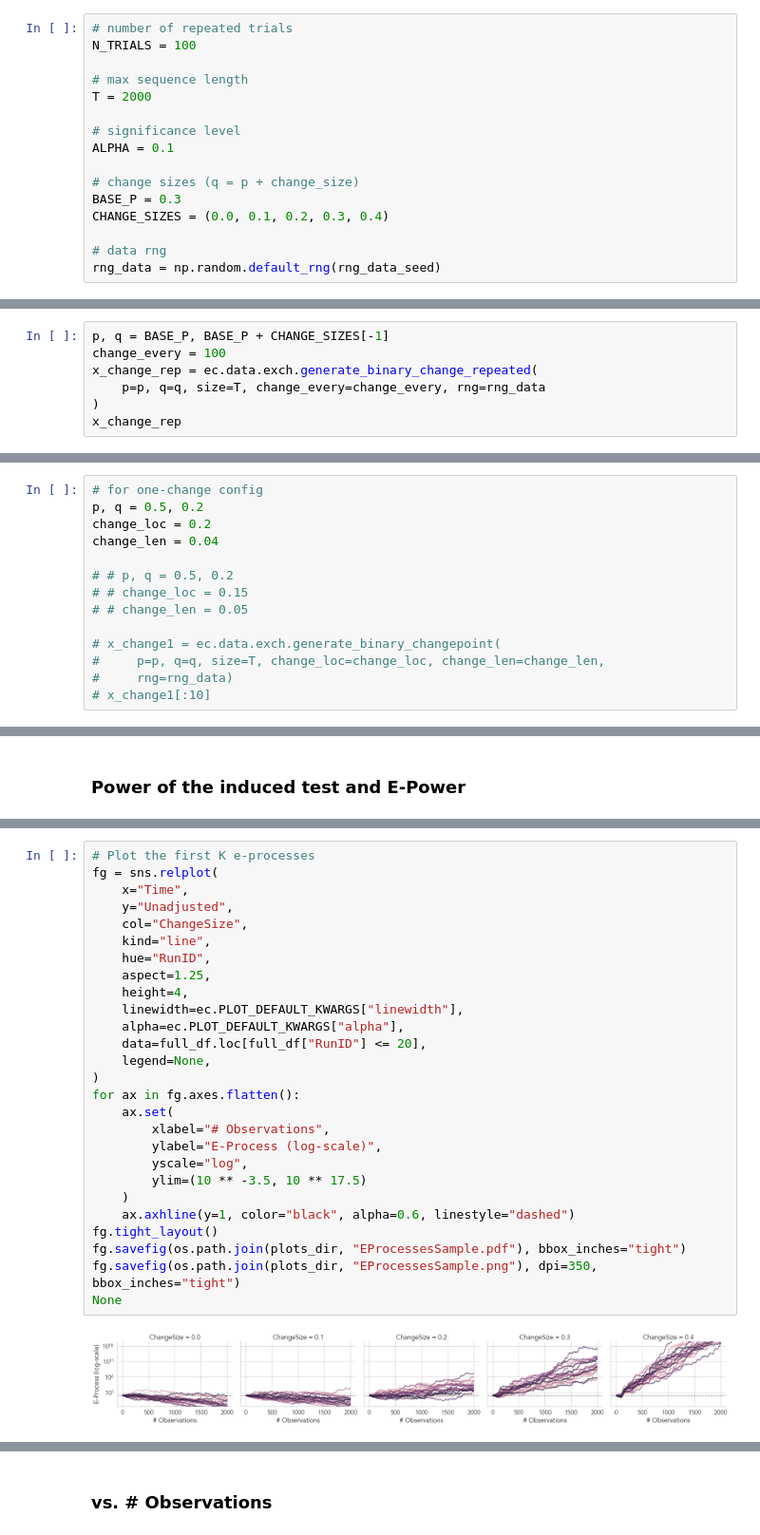
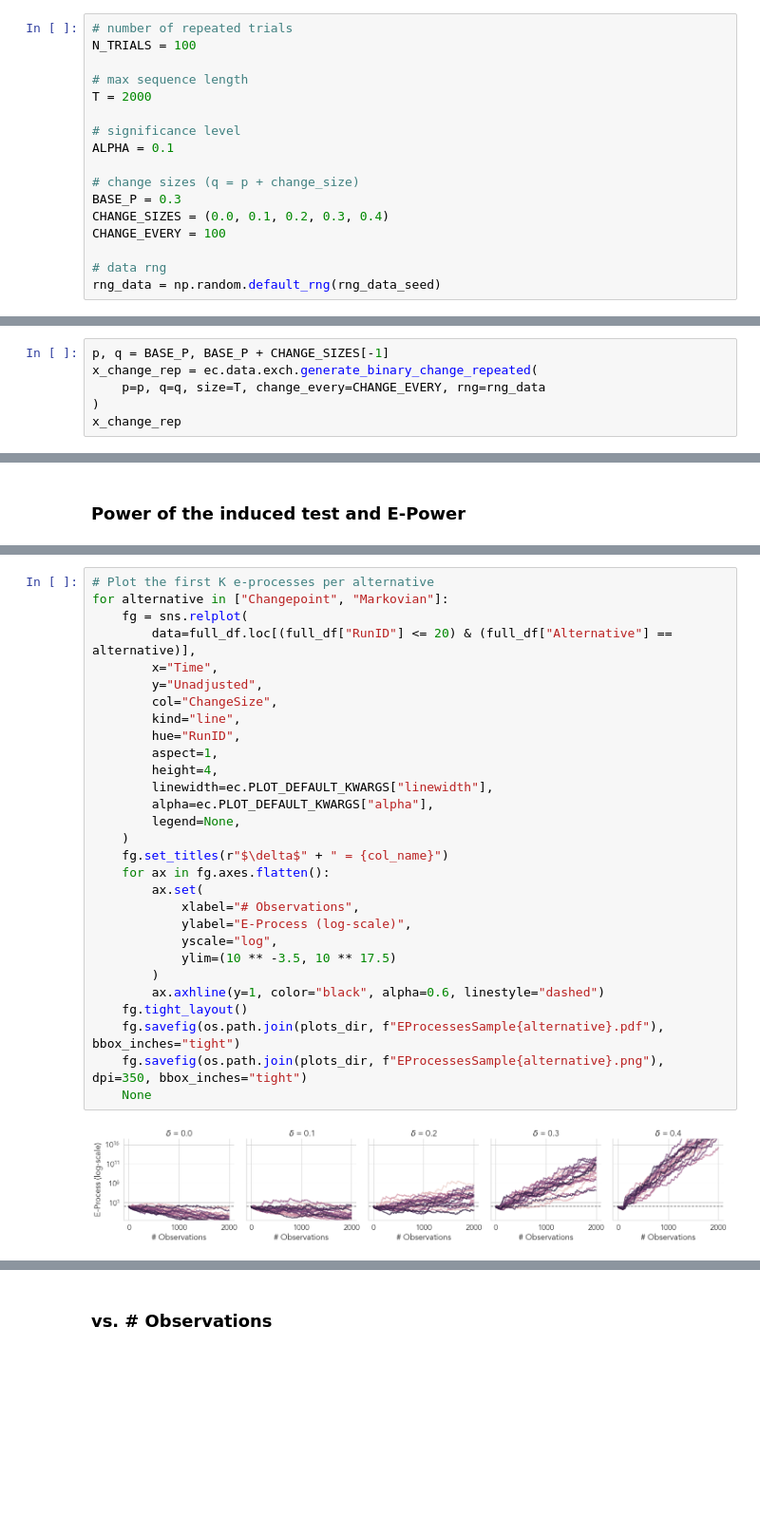
Before and after one commit to yjchoe/CombiningEvidenceAcrossFiltrations, a Jupyter notebook: nb_exchangeability_adjuster_power.ipynb, the cells around one changed output, grey strips where cells are left out. Shown at 95% size. Drawn from its saved outputs; the diff is of its cells as text; blank space fills up the shorter version.

```diff
--- a/nb_exchangeability_adjuster_power.ipynb
+++ b/nb_exchangeability_adjuster_power.ipynb
@@ -49,6 +54,7 @@ ALPHA = 0.1
 # change sizes (q = p + change_size)
 BASE_P = 0.3
 CHANGE_SIZES = (0.0, 0.1, 0.2, 0.3, 0.4)
+CHANGE_EVERY = 100
 
 # data rng
 rng_data = np.random.default_rng(rng_data_seed)
@@ -65,24 +71,9 @@ Conformal test martingales grow quickly against changepoint alternatives.
 The following data repeatedly changes from $Ber(p)$ to $Ber(q)$ and vice versa every `change_every` steps.
 # %%
 p, q = BASE_P, BASE_P + CHANGE_SIZES[-1]
-change_every = 100
 x_change_rep = ec.data.exch.generate_binary_change_repeated(
-    p=p, q=q, size=T, change_every=change_every, rng=rng_data
+    p=p, q=q, size=T, change_every=CHANGE_EVERY, rng=rng_data
 )
 x_change_rep
 # %% [output]
 array([0, 1, 0, ..., 1, 1, 0])
-# %%
-# for one-change config
-p, q = 0.5, 0.2
-change_loc = 0.2
-change_len = 0.04
-
-# # p, q = 0.5, 0.2
-# # change_loc = 0.15
-# # change_len = 0.05
-
-# x_change1 = ec.data.exch.generate_binary_changepoint(
-#     p=p, q=q, size=T, change_loc=change_loc, change_len=change_len,
-#     rng=rng_data)
-# x_change1[:10]
@@ -196,29 +211,31 @@ single_df
 # %%
-# Plot the first K e-processes
-fg = sns.relplot(
-    x="Time",
-    y="Unadjusted",
-    col="ChangeSize",
-    kind="line",
-    hue="RunID",
-    aspect=1.25,
-    height=4,
-    linewidth=ec.PLOT_DEFAULT_KWARGS["linewidth"],
-    alpha=ec.PLOT_DEFAULT_KWARGS["alpha"],
-    data=full_df.loc[full_df["RunID"] <= 20],
-    legend=None,
-)
-for ax in fg.axes.flatten():
-    ax.set(
-        xlabel="# Observations",
-        ylabel="E-Process (log-scale)",
-        yscale="log",
-        ylim=(10 ** -3.5, 10 ** 17.5)
+# Plot the first K e-processes per alternative
+for alternative in ["Changepoint", "Markovian"]:
+    fg = sns.relplot(
+        data=full_df.loc[(full_df["RunID"] <= 20) & (full_df["Alternative"] == alternative)],
+        x="Time",
+        y="Unadjusted",
+        col="ChangeSize",
+        kind="line",
+        hue="RunID",
+        aspect=1,
+        height=4,
+        linewidth=ec.PLOT_DEFAULT_KWARGS["linewidth"],
+        alpha=ec.PLOT_DEFAULT_KWARGS["alpha"],
+        legend=None,
     )
-    ax.axhline(y=1, color="black", alpha=0.6, linestyle="dashed")
-fg.tight_layout()
-fg.savefig(os.path.join(plots_dir, "EProcessesSample.pdf"), bbox_inches="tight")
-fg.savefig(os.path.join(plots_dir, "EProcessesSample.png"), dpi=350, bbox_inches="tight")
-None
+    fg.set_titles(r"$\delta$" + " = {col_name}")
+    for ax in fg.axes.flatten():
+        ax.set(
+            xlabel="# Observations",
+            ylabel="E-Process (log-scale)",
+            yscale="log",
+            ylim=(10 ** -3.5, 10 ** 17.5)
+        )
+        ax.axhline(y=1, color="black", alpha=0.6, linestyle="dashed")
+    fg.tight_layout()
+    fg.savefig(os.path.join(plots_dir, f"EProcessesSample{alternative}.pdf"), bbox_inches="tight")
+    fg.savefig(os.path.join(plots_dir, f"EProcessesSample{alternative}.png"), dpi=350, bbox_inches="tight")
+    None
 # %% [output]
-[figure, old version]
+[figure, new version]
```
Also changed, not shown: parts of 22 cells of this notebook, 54 other files.
